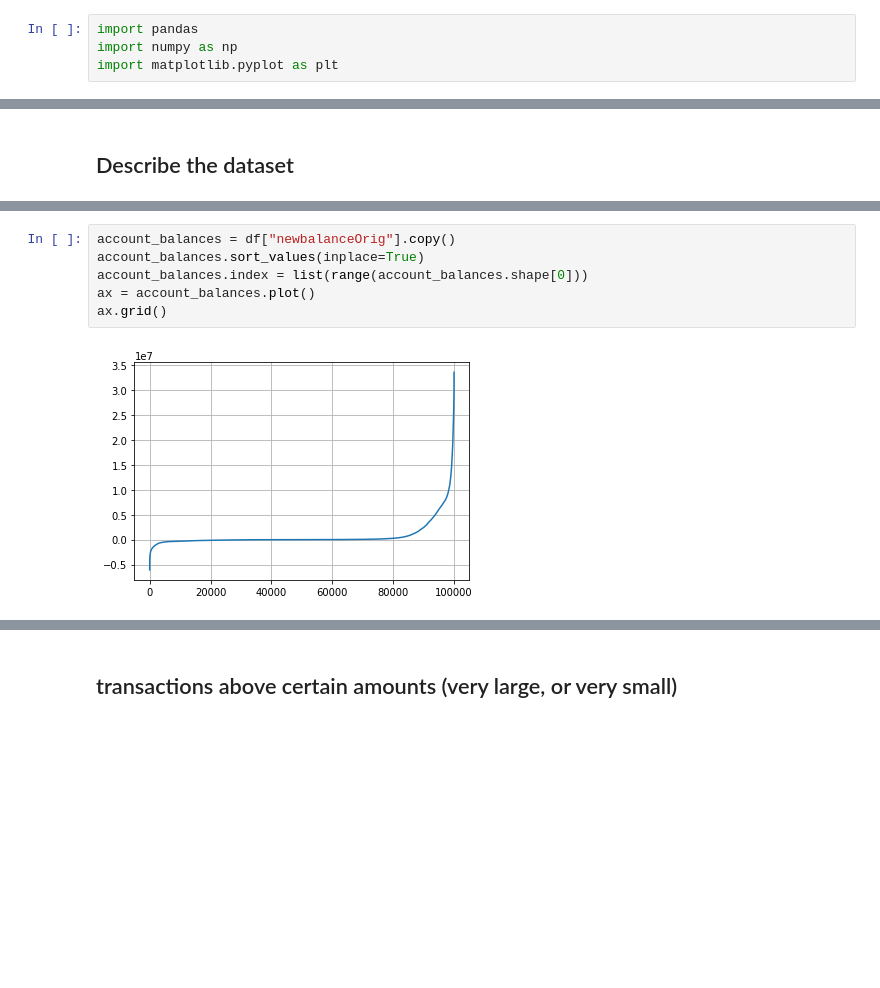
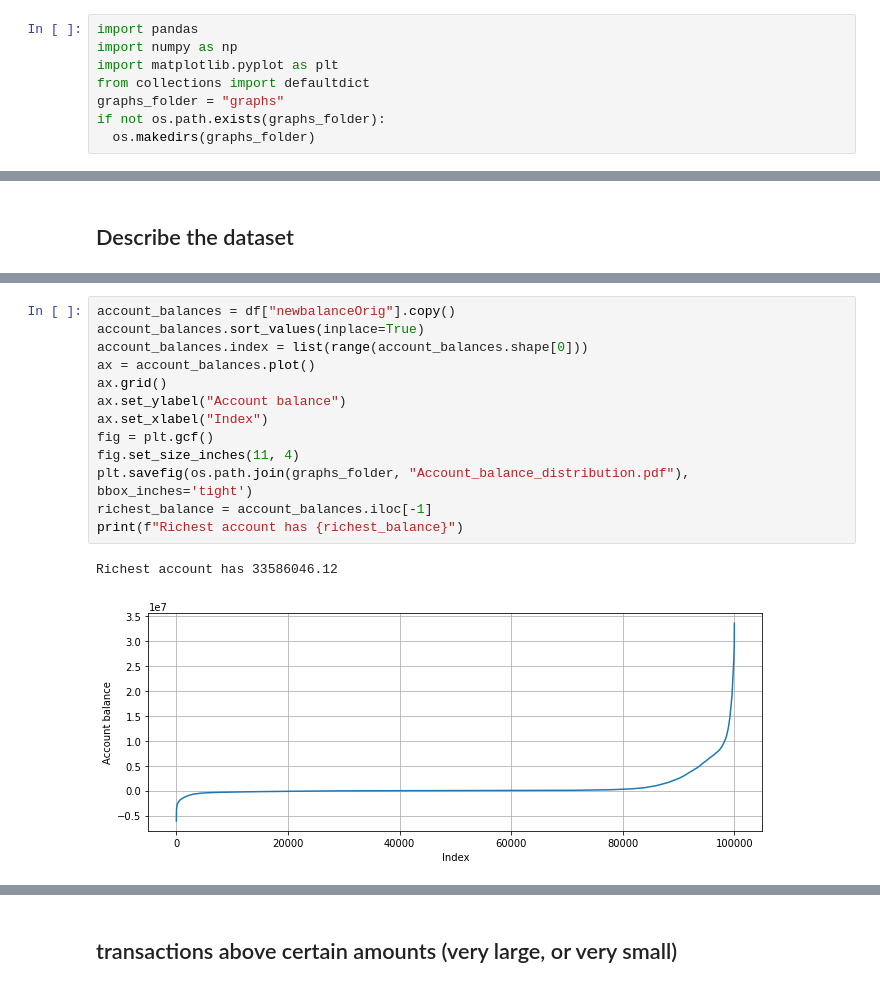
Before and after one commit to maximsachs/SEN163A_Assignment1, a Jupyter notebook: SEN163A_Assignment1.ipynb, the cells around one changed output, grey strips where cells are left out. Saved outputs shown, nothing was run; the diff lists cells and outputs as text; blank space fills up the shorter version.

```diff
--- a/SEN163A_Assignment1.ipynb
+++ b/SEN163A_Assignment1.ipynb
@@ -31,6 +55,10 @@ File transactions_test_100k.csv has already been downloaded
 import pandas
 import numpy as np
 import matplotlib.pyplot as plt
+from collections import defaultdict
+graphs_folder = "graphs"
+if not os.path.exists(graphs_folder):
+  os.makedirs(graphs_folder)
 # %%
 # Opening the sample data file:
 # Whole dataset 7734835 transactions.csv
@@ -98,8 +143,16 @@ ax.set_yscale('log')
 # %%
 account_balances = df["newbalanceOrig"].copy()
 account_balances.sort_values(inplace=True)
 account_balances.index = list(range(account_balances.shape[0]))
 ax = account_balances.plot()
 ax.grid()
+ax.set_ylabel("Account balance")
+ax.set_xlabel("Index")
+fig = plt.gcf()
+fig.set_size_inches(11, 4)
+plt.savefig(os.path.join(graphs_folder, "Account_balance_distribution.pdf"), bbox_inches='tight')
+richest_balance = account_balances.iloc[-1]
+print(f"Richest account has {richest_balance}")
 # %% [output]
+Richest account has 33586046.12
-[figure, old version]
+[figure, new version]
```
Also changed, not shown: parts of 26 cells of this notebook.
